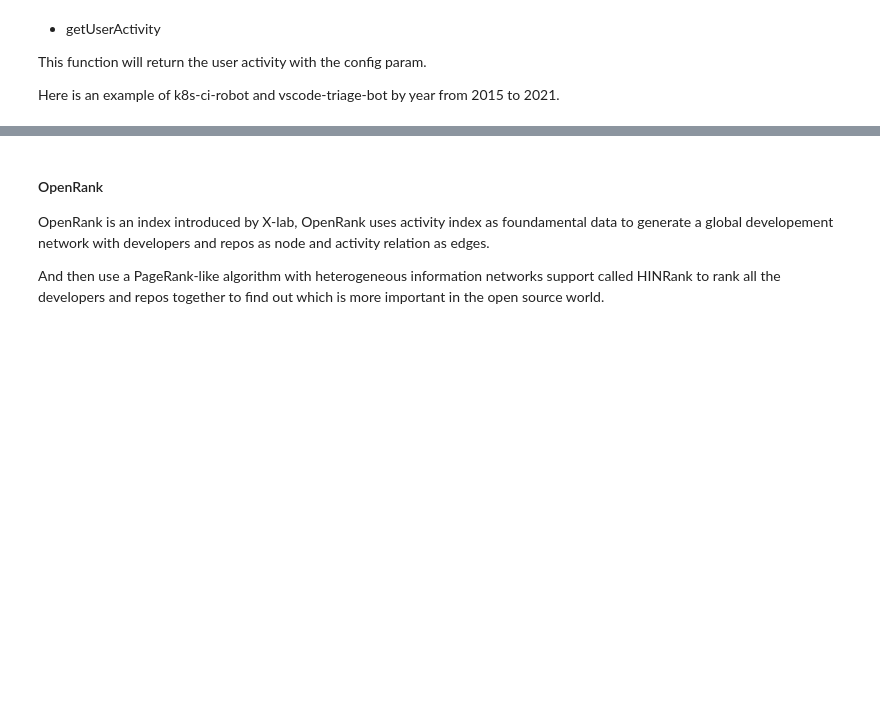
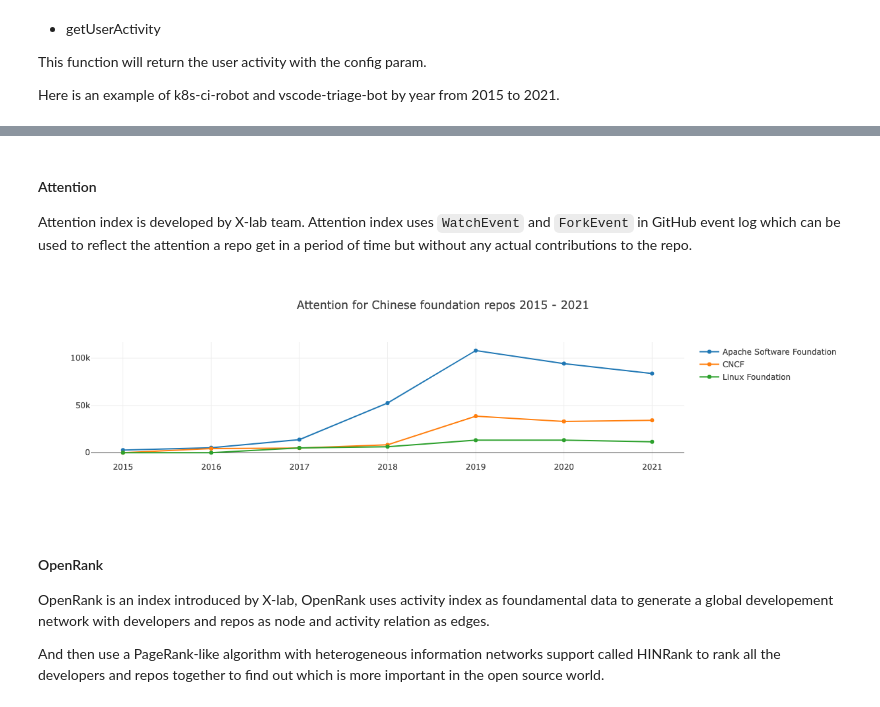
Before and after one commit to X-lab2017/open-digger, a Jupyter notebook: notebook/handbook.ipynb, the cells around one changed output, grey strips where cells are left out. Drawn from its saved outputs; the diff is of its cells as text; code cells hidden in the pictures; blank space fills up the shorter version.

Commit message:
feat: add attention to index (#895)
Signed-off-by: frank-zsy <syzhao1988@126.com>

```diff
--- a/notebook/handbook.ipynb
+++ b/notebook/handbook.ipynb
@@ -141,3 +141,17 @@ openDigger.index.activity.getUserActivity({userLogins: ['k8s-ci-robot', 'vscode-
+# %% [markdown]
+#### Attention
+
+Attention index is developed by X-lab team. Attention index uses `WatchEvent` and `ForkEvent` in GitHub event log which can be used to reflect the attention a repo get in a period of time but without any actual contributions to the repo.
+# %%
+var startYear = 2015, startMonth = 1, endYear = 2021, endMonth = 12, x = [];
+for (let y = startYear; y <= endYear; y++) x.push(`${y}`);
+openDigger.index.attention.getAttention({labelIntersect: ['Foundation', ':regions/China'], startYear, startMonth, endYear, endMonth, groupBy: 'Foundation', groupTimeRange: 'year', limit: 5}).then(data => {
+    openDigger.render.plotly(data.map(row => {
+        return { x, y: row.attention, mode: 'scatter', name: row.name };
+    }), {title: `Attention for Chinese foundation repos ${startYear} - ${endYear}`, xaxis: {type: 'category'}});
+});
+# %% [output]
+[figure, added]
 # %% [markdown]
 #### OpenRank
 
```
Also changed, not shown: parts of 4 cells of this notebook, 4 other files.
